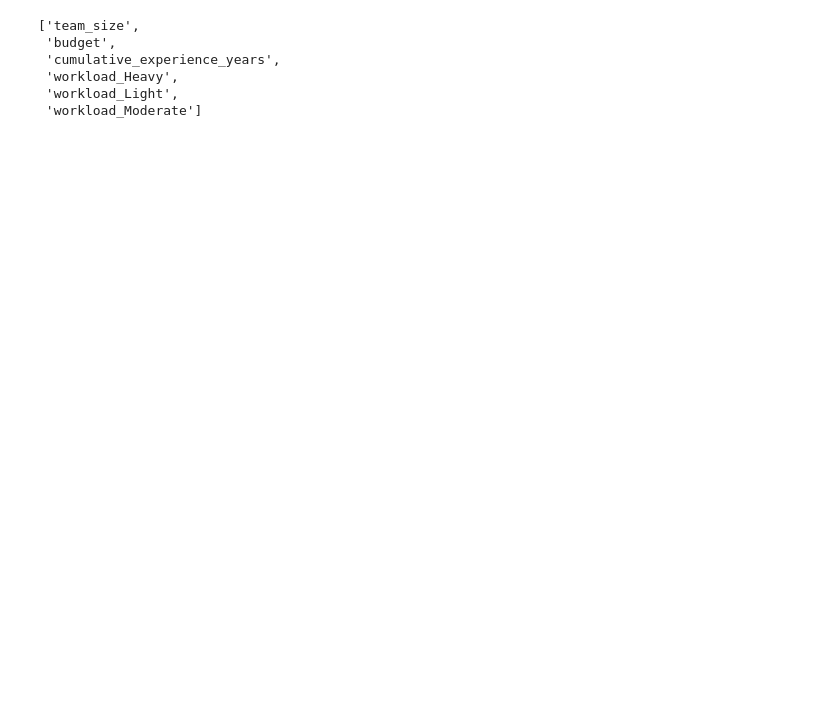
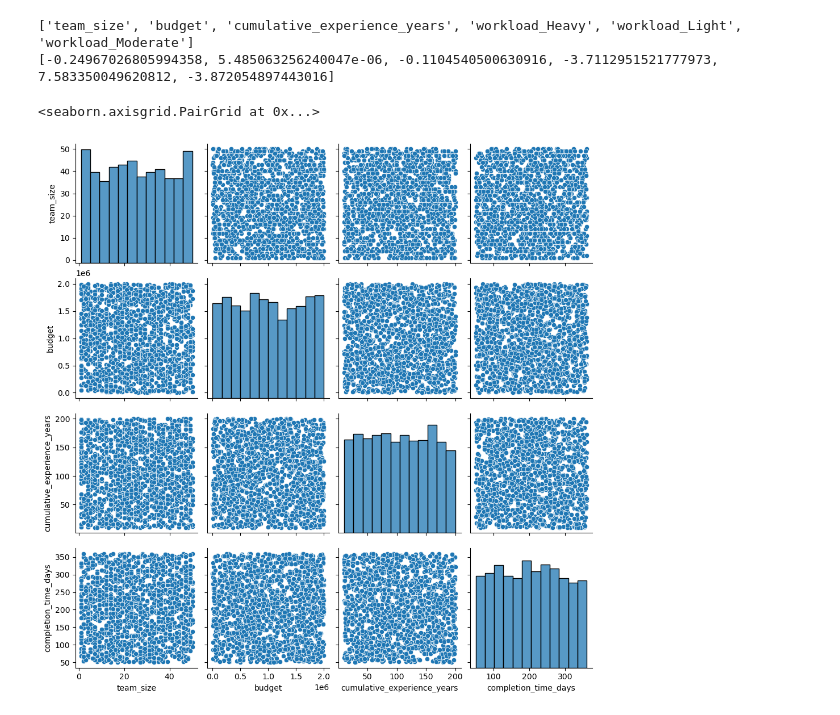
Before and after one commit to Hunterjv101/ProjectManagement_Hackathon, a Jupyter notebook: data/GenerateData_TEST.ipynb, the cells around one changed output. Cells and saved outputs as stored; diff of their text form; code cells hidden in the pictures; blank space fills up the shorter version.

Commit message:
Fixed data generation to projects and project_tasks. Also added some extra functionality to data analysis/prediction methods

```diff
--- a/data/GenerateData_TEST.ipynb
+++ b/data/GenerateData_TEST.ipynb
@@ -9,8 +9,11 @@ import math
 from sklearn.linear_model import LinearRegression
 from sklearn.model_selection import train_test_split
 from sklearn import metrics
+import seaborn as sns
+import operator
+import matplotlib.pyplot as plt
 
-#TODO Change randomized to distribution to add seom trend to the data.
+#TODO Change randomized to some distribution to add a trend to the data.
 
 '''
 This script generates 1500 samples for project and tasks. The project
@@ -31,10 +34,11 @@ class ProjectDataFrame:
         # Assuming its csv for now because we generated the data
         if project_data_filepath is not None:
             self.df = pd.read_json(project_data_filepath)
-            self.predictors = []
+            self.predictors = [] # All variables starting out, specifically for eda
             self.target = []
+            self.predictors_dummy # After all the model methods are ran, an attribute called, this will store the variables used
 
-        self.seed = random.seed(random.randrange(1,1000)) # Random seed just chose a number
+        self.seed = random.seed(random.randrange(1,10000)) # Random seed just chose a number
         self.df = None
 
     def __str__(self):
@@ -68,10 +72,16 @@ class ProjectDataFrame:
     def describe(self):
         return self.df.describe()
 
+    def get_eda_plots(self):
+        to_drop = ['project_id']
+        plot_df = self.df.drop(to_drop,axis=1)
+        eda_plots = sns.pairplot(plot_df)
+        return eda_plots
+
     def _prep_linear_regression(self):
 
         predictor_columns = self.df.columns.drop('completion_time_days')
-        predictors = [col for col in predictor_columns if 'id' not in col]
+        predictors = [col for col in predictor_columns if 'id' not in col]; self.predictors = predictors
         target = ["completion_time_days"]
 
 
@@ -85,7 +95,7 @@ class ProjectDataFrame:
         X_test_dummified = pd.get_dummies(X_test)
 
         # Save predictor dummy labels to class instance
-        self.predictors = X_train_dummified.columns.to_list()
+        self.predictors_dummy = X_train_dummified.columns.to_list()
 
         return (X_train_dummified,X_test_dummified,y_train,y_test)
 
@@ -111,8 +121,26 @@ class ProjectDataFrame:
         y_true, y_pred = self._run_linear_regression()
 
         r2 = metrics.r2_score(y_true,y_pred)
-        return metrics.r2_score(y_true,y_pred)
+        print(f'R2 Score: {metrics.r2_score(y_true,y_pred)}')
 
+    def get_feature_importance(self):
+
+        var_list = [var for var in self.predictors_dummy]
+        ceoff_list = [abs(coeff) for coeff in self.model_coeff]
+        to_sort = []
+
+        for var,coeff in zip(var_list,ceoff_list):
+            to_sort.append((var,coeff))
+
+        sorted_list = sorted(to_sort,key=lambda ele: ele[1], reverse=True)
+
+        test_df = pd.DataFrame(sorted_list, columns=['Feature','Ceofficient_Magnitude'])
+
+        # Generate plots
+        fig, ax = plt.subplots()
+        sns.barplot(test_df,x = 'Feature', y = 'Ceofficient_Magnitude')
+        fig.set_size_inches(15,10)
+        plt.show()
 
 
 
@@ -153,6 +181,7 @@ class TaskDataFrame():
     def _generate_task_sample(self,id):
 
         task_dict = {
+        "proeject_id": random.randint(0,5),
         "task_id": id,
         "status": random.choice(['Complete','In progress', 'Not complete']), # Update status from due_date in dataframe
         "person_assigned": str(self._generate_name()),
@@ -164,7 +193,7 @@ class TaskDataFrame():
         return task_dict
 
     def create_task_samples(self):
-        records = [self._generate_task_sample(i) for i in range(1500)]
+        records = [self._generate_task_sample(i) for i in range(100)]
         self.df = pd.DataFrame(records)
 # %%
 df = ProjectDataFrame()
@@ -187,9 +224,11 @@ workload_Moderate -1.3352494236711545
+# %%
+print(df.predictors_dummy)
+print(df.model_coeff)
+# %% [output]
+['team_size', 'budget', 'cumulative_experience_years', 'workload_Heavy', 'workload_Light', 'workload_Moderate']
+[-0.24967026805994358, 5.485063256240047e-06, -0.1104540500630916, -3.7112951521777973, 7.583350049620812, -3.872054897443016]
 # %%
-df.predictors
+df.get_eda_plots()
 # %% [output]
-['team_size',
- 'budget',
- 'cumulative_experience_years',
- 'workload_Heavy',
- 'workload_Light',
- 'workload_Moderate']
+<seaborn.axisgrid.PairGrid at 0x...>
+[figure, added]
```
Also changed, not shown: parts of 4 cells of this notebook, 2 other files.
